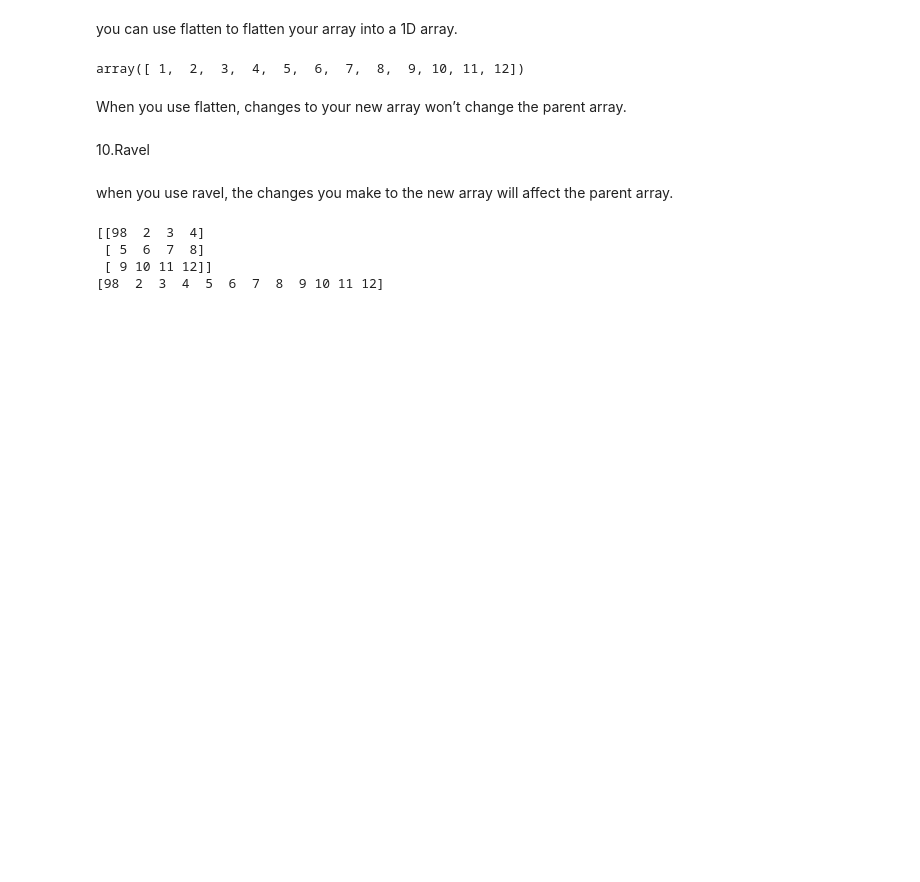
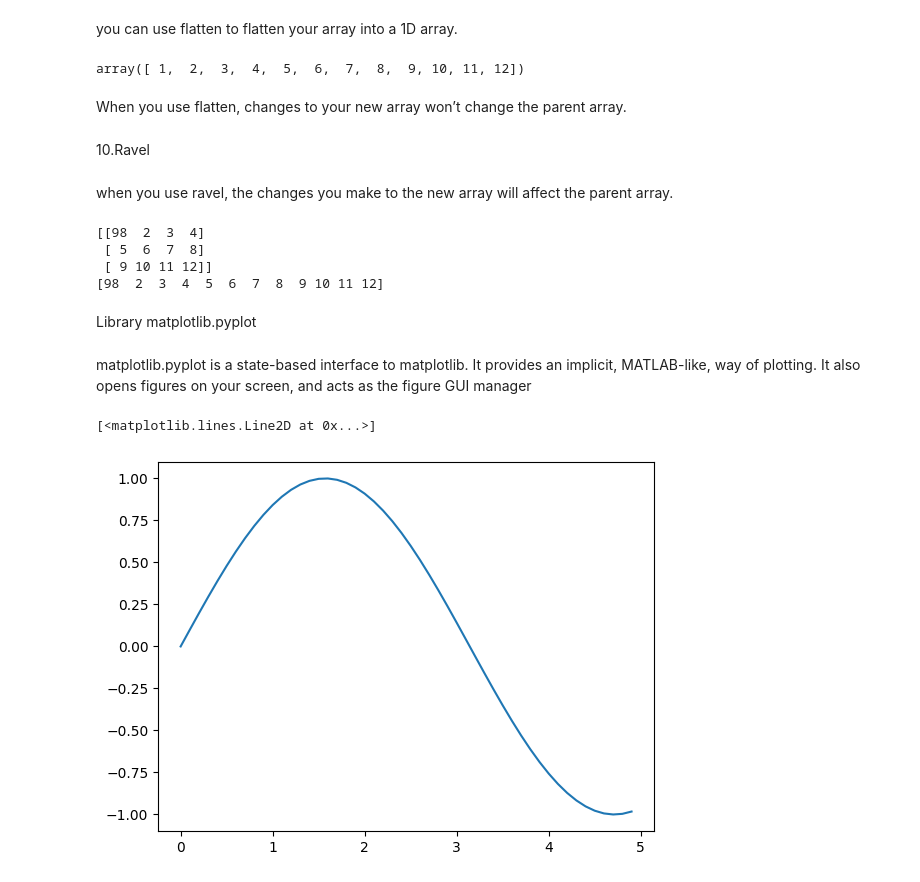
Before and after one commit to Shresth-Agarwal/FMML_Project_And_Labs, a Jupyter notebook: numpy.ipynb, the cells around one changed output. Cells and saved outputs as stored; diff of their text form; code cells hidden in the pictures; blank space fills up the shorter version.

```diff
--- a/numpy.ipynb
+++ b/numpy.ipynb
@@ -354,3 +354,7 @@ print(a2)  # New array
  [ 5  6  7  8]
  [ 9 10 11 12]]
 [98  2  3  4  5  6  7  8  9 10 11 12]
+# %% [markdown]
+Library matplotlib.pyplot
+# %% [markdown]
+matplotlib.pyplot is a state-based interface to matplotlib. It provides an implicit, MATLAB-like, way of plotting. It also opens figures on your screen, and acts as the figure GUI manager
@@ -356,0 +364,7 @@ print(a2)  # New array
+# %%
+x = np.arange(0, 5, 0.1)
+y = np.sin(x)
+plt.plot(x, y)
+# %% [output]
+[<matplotlib.lines.Line2D at 0x...>]
+[figure, added]
```
Also changed, not shown: parts of 17 cells of this notebook.
